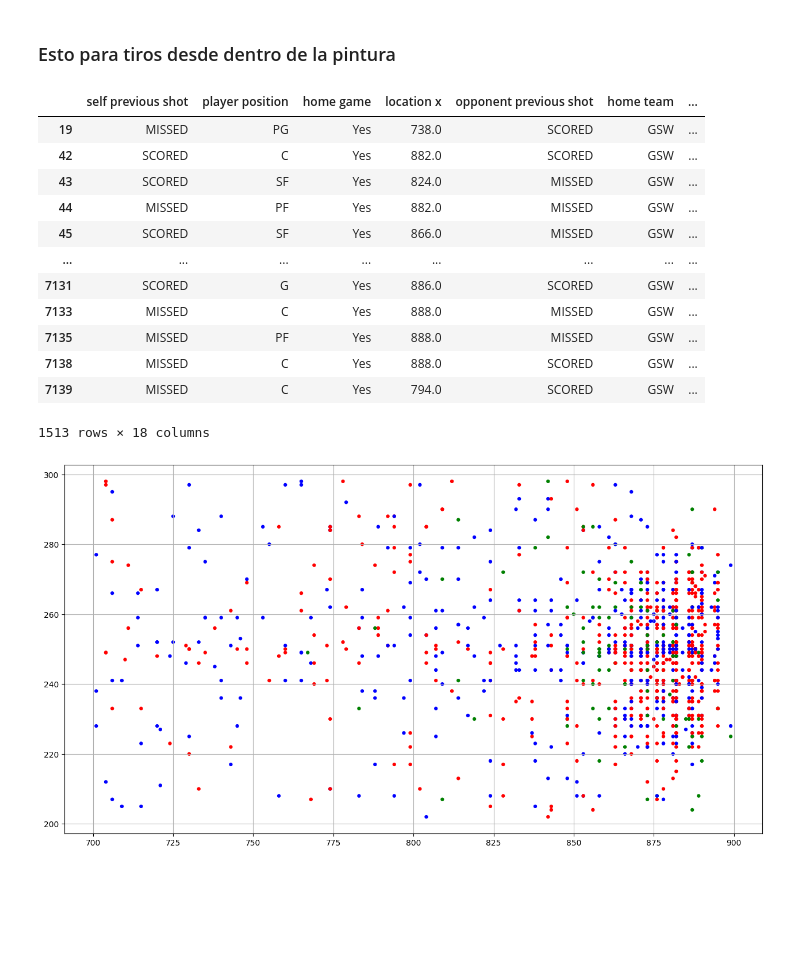
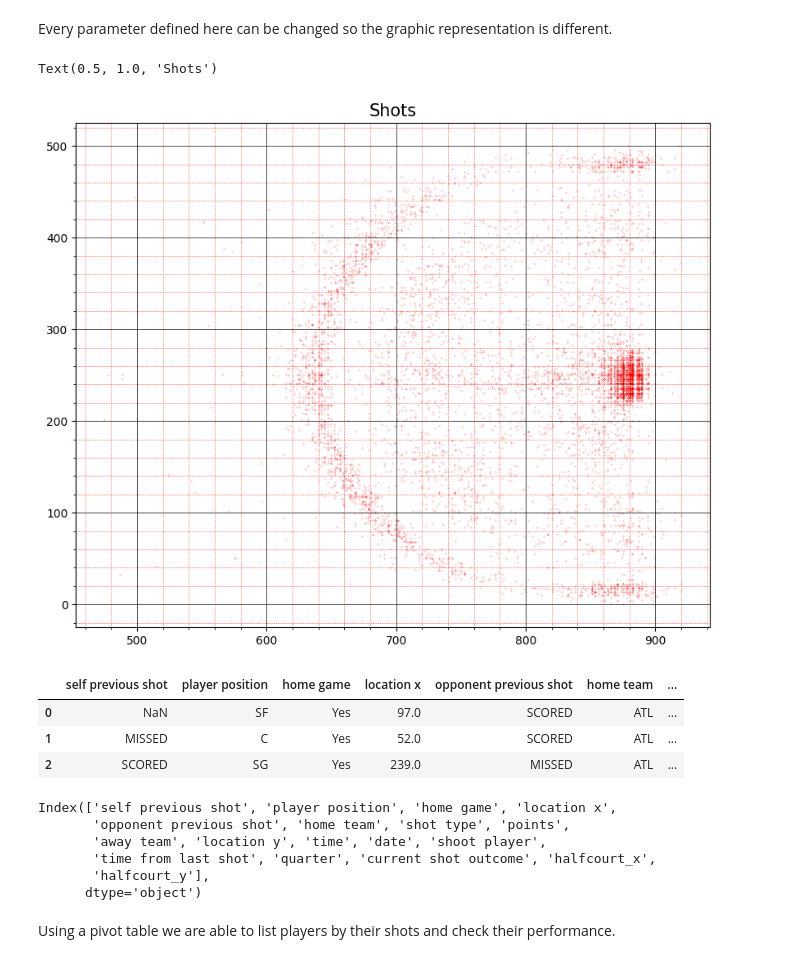
Before and after one commit to rodmart21/NBA_Analysis, a Jupyter notebook: Nba_Stats.ipynb, the cells around one changed output. Saved outputs shown, nothing was run; the diff lists cells and outputs as text; code cells hidden in the pictures; blank space fills up the shorter version.

```diff
--- a/Nba_Stats.ipynb
+++ b/Nba_Stats.ipynb
@@ -134,31 +76,32 @@ Text(0.5, 1.0, 'Don Stephen')
-# %% [markdown]
-### Esto para tiros desde dentro de la pintura
-# %%
-# Define the subset
-
-rect1 = shot[(((shot['location x']>700) & (shot['location x']<900)) & \
-                 ((shot['location y'] > 200) & (shot['location y'] < 300)))]
-rect1
-# %% [output]
-|  | self previous shot | player position | home game | location x | opponent previous shot | home team | ... |
-| 19 | MISSED | PG | Yes | 738.0 | SCORED | GSW | ... |
-| 42 | SCORED | C | Yes | 882.0 | SCORED | GSW | ... |
-| 43 | SCORED | SF | Yes | 824.0 | MISSED | GSW | ... |
-| 44 | MISSED | PF | Yes | 882.0 | MISSED | GSW | ... |
-| 45 | SCORED | SF | Yes | 866.0 | MISSED | GSW | ... |
-| ... | ... | ... | ... | ... | ... | ... | ... |
-| 7131 | SCORED | G | Yes | 886.0 | SCORED | GSW | ... |
-| 7133 | MISSED | C | Yes | 888.0 | MISSED | GSW | ... |
-| 7135 | MISSED | PF | Yes | 888.0 | MISSED | GSW | ... |
-| 7138 | MISSED | C | Yes | 888.0 | SCORED | GSW | ... |
-| 7139 | MISSED | C | Yes | 794.0 | SCORED | GSW | ... |
-1513 rows × 18 columns
-# %%
-xr = rect1['location x']
-yr = rect1['location y']
-colors = np.where(rect1['current shot outcome']=='SCORED','r',np.where(rect1['current shot outcome']=='MISSED','b','g'))
-plt.figure(figsize=(94/6,50/6))
-plt.scatter(xr,yr, s=50, c= colors, marker= '.')
-plt.grid(True)
-# %% [output]
-[figure, removed]
+# %% [markdown]
+Every parameter defined here can be changed so the graphic representation is different.
+# %%
+hx = shot['halfcourt_x']
+hy = shot['halfcourt_y']
+plt.figure(figsize=(10,8))
+plt.scatter(hx,hy, s=.1,c='r', marker= '.')
+plt.minorticks_on()
+plt.grid(which='major', linestyle='-', linewidth='.5', color='black')
+plt.grid(which='minor', linestyle=':', linewidth='0.5', color='red')
+plt.title("Shots", fontsize = 15)
+# %% [output]
+Text(0.5, 1.0, 'Shots')
+[figure, added]
+# %%
+shot.head(3)
+# %% [output]
+|  | self previous shot | player position | home game | location x | opponent previous shot | home team | ... |
+| 0 | NaN | SF | Yes | 97.0 | SCORED | ATL | ... |
+| 1 | MISSED | C | Yes | 52.0 | SCORED | ATL | ... |
+| 2 | SCORED | SG | Yes | 239.0 | MISSED | ATL | ... |
+# %%
+shot.columns
+# %% [output]
+Index(['self previous shot', 'player position', 'home game', 'location x',
+       'opponent previous shot', 'home team', 'shot type', 'points',
+       'away team', 'location y', 'time', 'date', 'shoot player',
+       'time from last shot', 'quarter', 'current shot outcome', 'halfcourt_x',
+       'halfcourt_y'],
+      dtype='object')
+# %% [markdown]
+Using a pivot table we are able to list players by their shots and check their performance.
```
Also changed, not shown: parts of 67 cells of this notebook.
